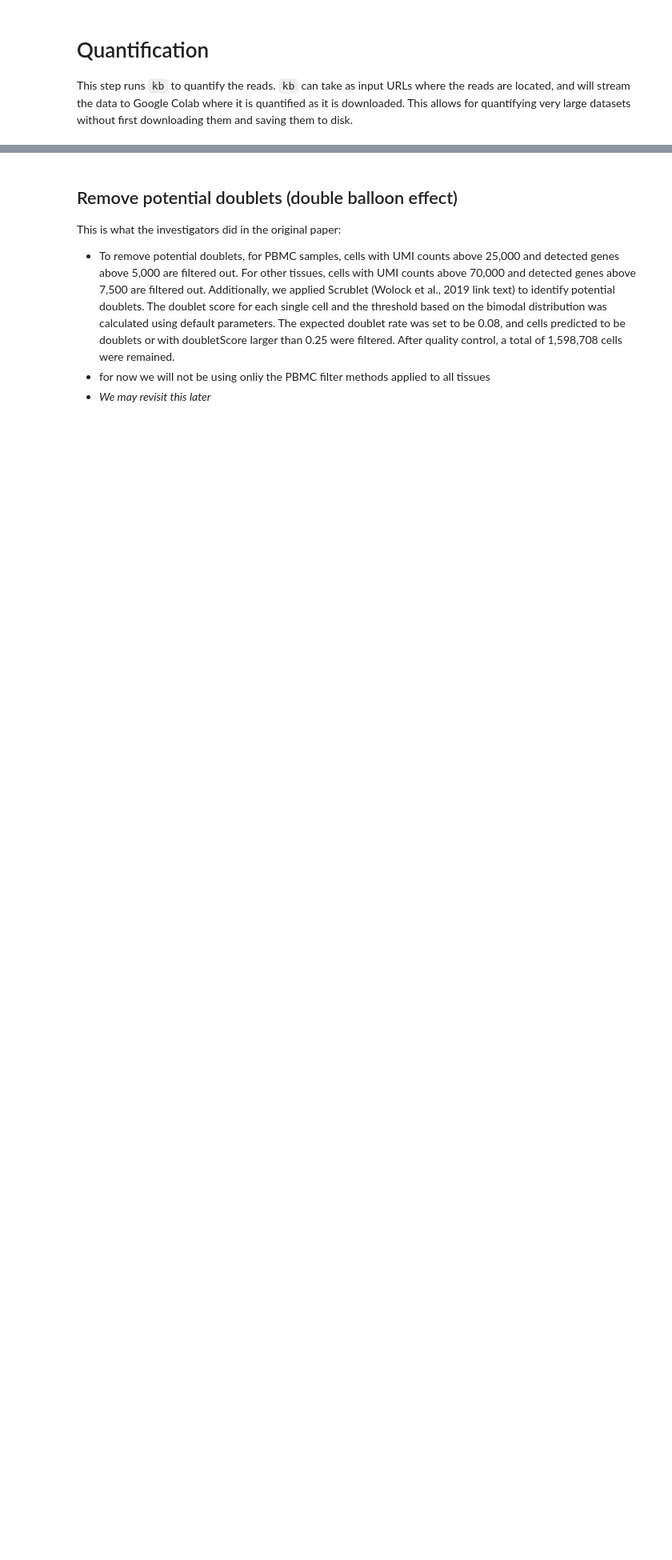
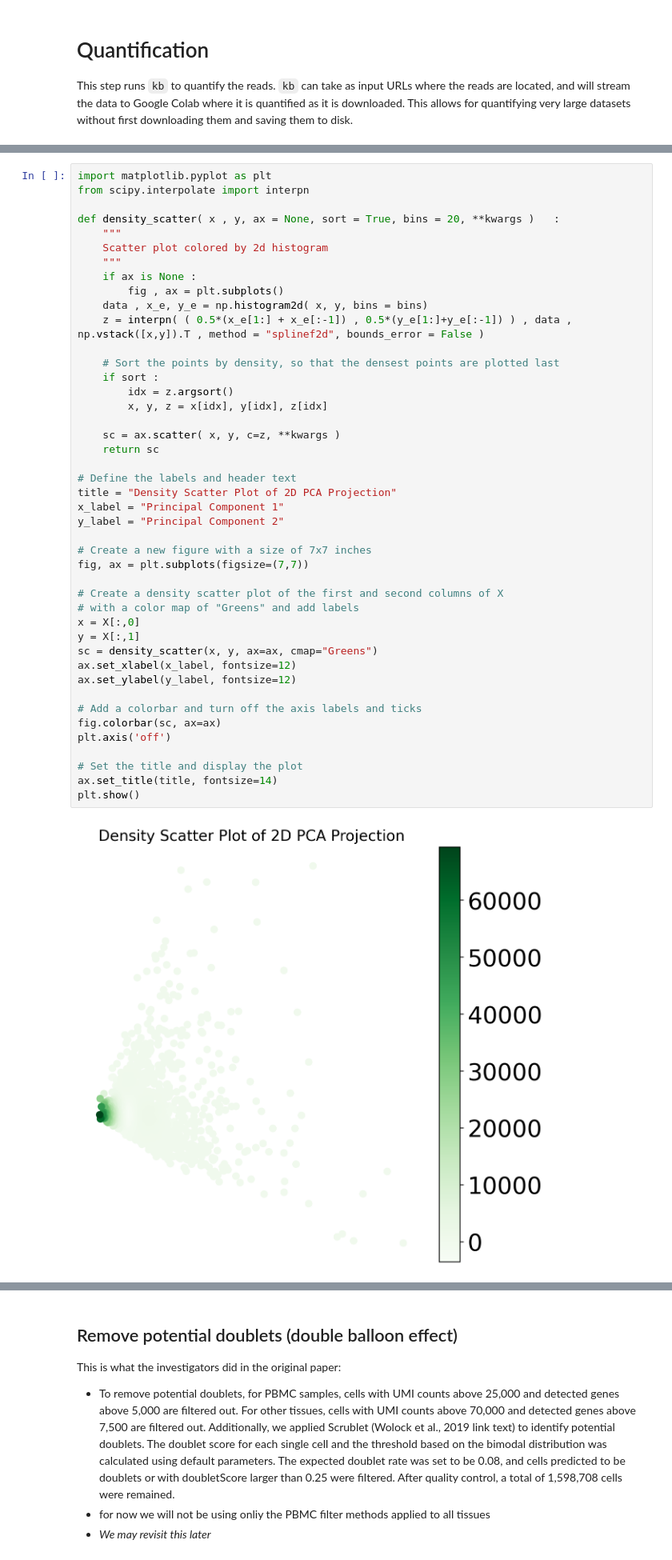
Before and after one commit to DPariser/DataScience, a Jupyter notebook: Preprocessing/041823_DNP1_QC_and_Pre_Processing_FASTQ.ipynb, the cells around one changed output, grey strips where cells are left out. Shown at 80% size. Cells and saved outputs as stored; diff of their text form; blank space fills up the shorter version.

```diff
--- a/Preprocessing/041823_DNP1_QC_and_Pre_Processing_FASTQ.ipynb
+++ b/Preprocessing/041823_DNP1_QC_and_Pre_Processing_FASTQ.ipynb
@@ -810,0 +327,46 @@ New XML file saved to /content/drive/MyDrive/Pate Lab/DNP Folder/Bioinformatics/
+# %%
+import matplotlib.pyplot as plt
+from scipy.interpolate import interpn
+
+def density_scatter( x , y, ax = None, sort = True, bins = 20, **kwargs )   :
+    """
+    Scatter plot colored by 2d histogram
+    """
+    if ax is None :
+        fig , ax = plt.subplots()
+    data , x_e, y_e = np.histogram2d( x, y, bins = bins)
+    z = interpn( ( 0.5*(x_e[1:] + x_e[:-1]) , 0.5*(y_e[1:]+y_e[:-1]) ) , data , np.vstack([x,y]).T , method = "splinef2d", bounds_error = False )
+
+    # Sort the points by density, so that the densest points are plotted last
+    if sort :
+        idx = z.argsort()
+        x, y, z = x[idx], y[idx], z[idx]
+
+    sc = ax.scatter( x, y, c=z, **kwargs )
+    return sc
+
+# Define the labels and header text
+title = "Density Scatter Plot of 2D PCA Projection"
+x_label = "Principal Component 1"
+y_label = "Principal Component 2"
+
+# Create a new figure with a size of 7x7 inches
+fig, ax = plt.subplots(figsize=(7,7))
+
+# Create a density scatter plot of the first and second columns of X
+# with a color map of "Greens" and add labels
+x = X[:,0]
+y = X[:,1]
+sc = density_scatter(x, y, ax=ax, cmap="Greens")
+ax.set_xlabel(x_label, fontsize=12)
+ax.set_ylabel(y_label, fontsize=12)
+
+# Add a colorbar and turn off the axis labels and ticks
+fig.colorbar(sc, ax=ax)
+plt.axis('off')
+
+# Set the title and display the plot
+ax.set_title(title, fontsize=14)
+plt.show()
+# %% [output]
+[figure, added]
```
Also changed, not shown: parts of 82 cells of this notebook.
